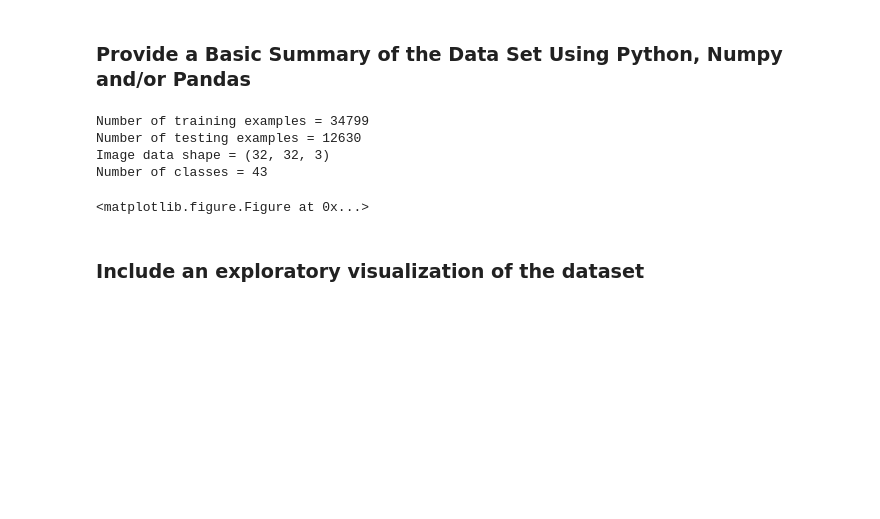
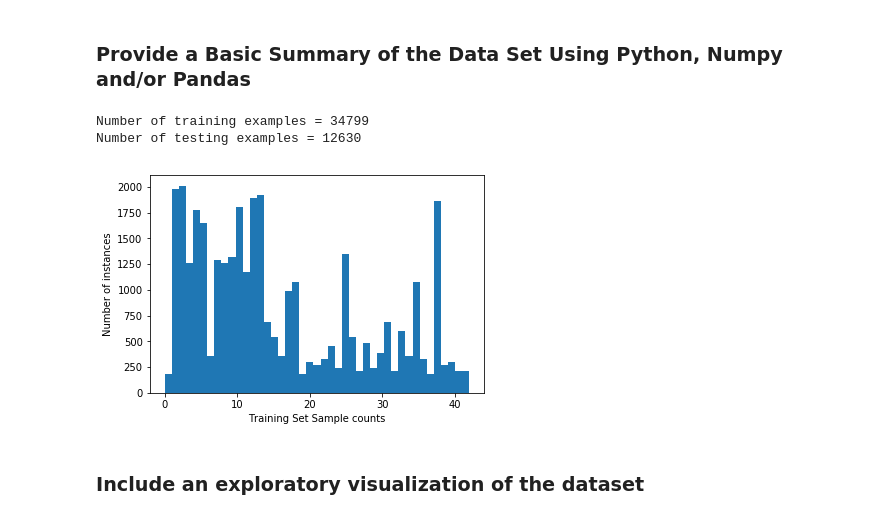
Before and after one commit to kevinkkk0321/Udacity_self-driving-car-nanodegree, a Jupyter notebook: Project3_Traffic-Sign-Classifier/Traffic_Sign_Classifier.ipynb, the cells around one changed output. Cells and saved outputs as stored; diff of their text form; code cells hidden in the pictures; blank space fills up the shorter version.

```diff
--- a/Project3_Traffic-Sign-Classifier/Traffic_Sign_Classifier.ipynb
+++ b/Project3_Traffic-Sign-Classifier/Traffic_Sign_Classifier.ipynb
@@ -78,43 +74,43 @@ Complete the basic data summary below. Use python, numpy and/or pandas methods t
 ### Replace each question mark with the appropriate value.
 ### Use python, pandas or numpy methods rather than hard coding the results
 import numpy as np
 import pandas as pd
 import random
 import matplotlib.pyplot as plt
 
-# TODO: Number of training examples
+# Number of training examples
 n_train = len(X_train)
 
-# TODO: Number of validation examples
+# Number of validation examples
 n_validation = len(X_validation)
 
-# TODO: Number of testing examples.
+# Number of testing examples.
 n_test = len(X_test)
 
-# TODO: What's the shape of an traffic sign image?
+# What's the shape of an traffic sign image?
 image_shape = format(X_train[0].shape)
 
-# TODO: How many unique classes/labels there are in the dataset.
+# How many unique classes/labels there are in the dataset.
 n_classes = len(set(y_train))
 
 print("Number of training examples =", n_train)
 print("Number of testing examples =", n_test)
-print("Image data shape =", image_shape)
-print("Number of classes =", n_classes)
+#print("Image data shape =", image_shape)
+#print("Number of classes =", n_classes)
 
 
 def show_labels_histogram(labels):
     bins = len(set(labels))
     plt.hist(labels, bins=bins)
+    plt.xlabel("Training Set Sample counts")
+    plt.ylabel("Number of instances")
     plt.show()
 
 show_labels_histogram(y_train)
 # %% [output]
 Number of training examples = 34799
 Number of testing examples = 12630
-Image data shape = (32, 32, 3)
-Number of classes = 43
-<matplotlib.figure.Figure at 0x...>
+[figure, added]
 # %% [markdown]
 ### Include an exploratory visualization of the dataset
 # %% [markdown]
```
Also changed, not shown: parts of 11 cells of this notebook, 6 other files.
